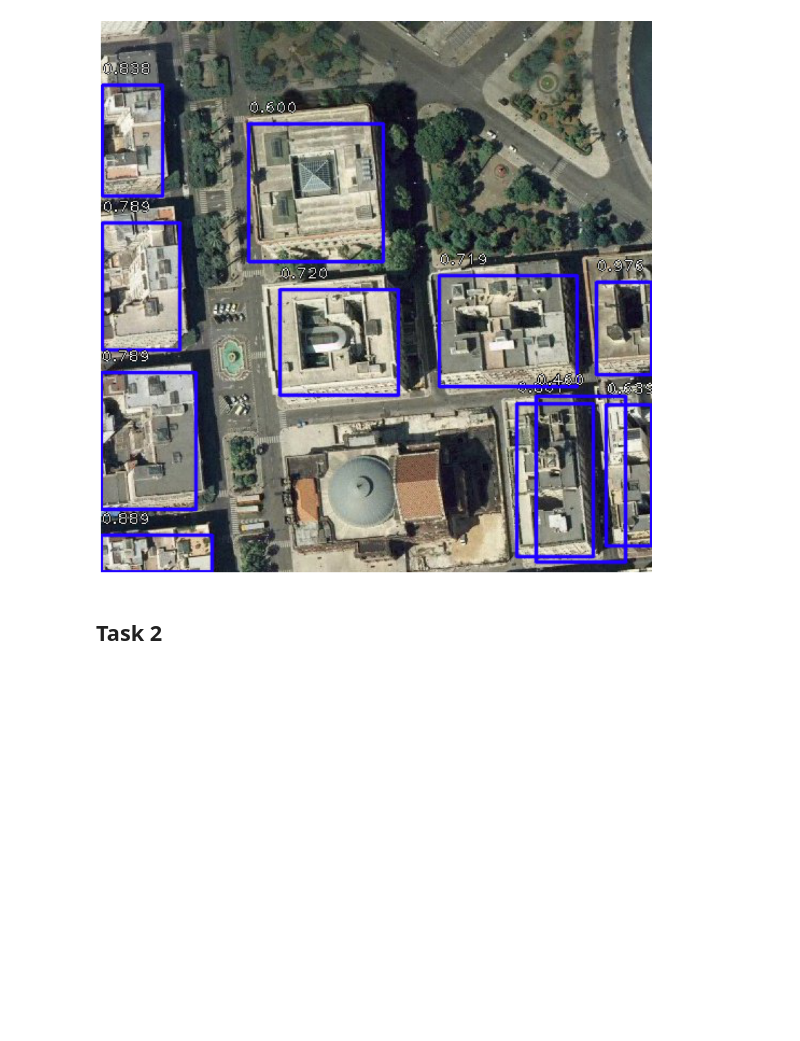
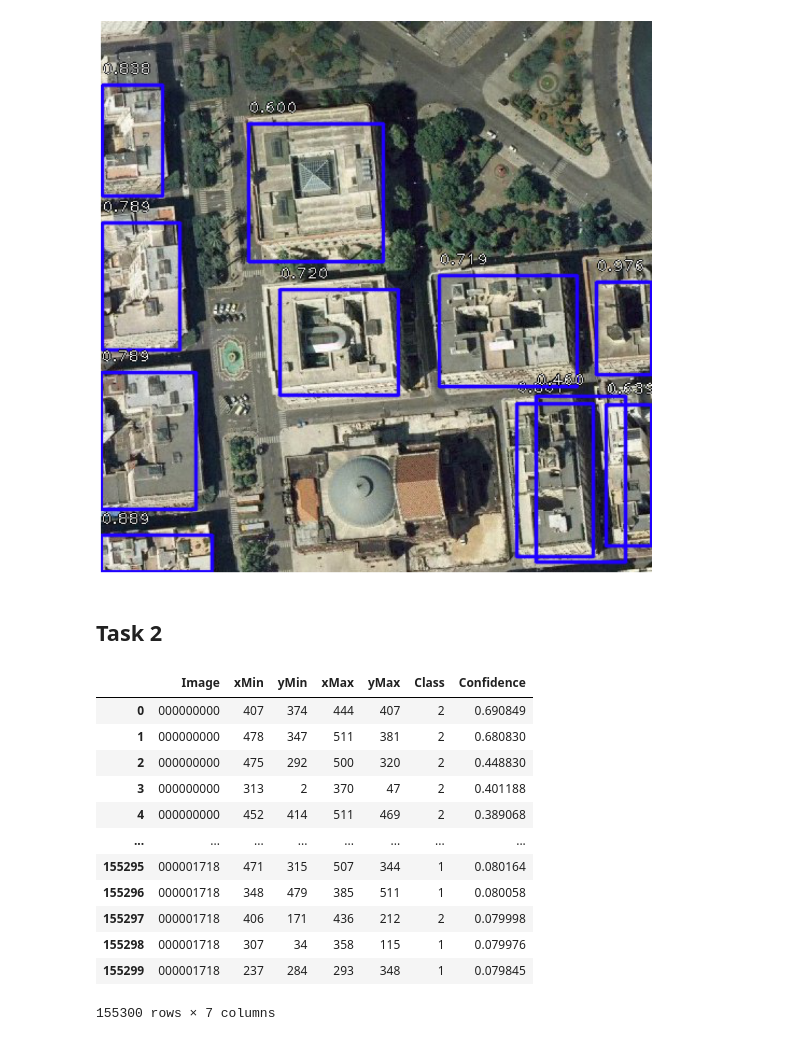
Before and after one commit to legentz/training-camp-2020, a Jupyter notebook: challenge_1/Team_6_-_Challenge_1.ipynb, the cells around one changed output. Cells and saved outputs as stored; diff of their text form; code cells hidden in the pictures; blank space fills up the shorter version.

```diff
--- a/challenge_1/Team_6_-_Challenge_1.ipynb
+++ b/challenge_1/Team_6_-_Challenge_1.ipynb
@@ -393,0 +392,20 @@ draw_image("000000592")
+# %%
+import pandas as pd
+import numpy as np
+
+Output_1 = pd.read_csv("Output_1.csv", delimiter = ";", decimal= ",", dtype= {"Image":"category"})
+Output_1
+# %% [output]
+|  | Image | xMin | yMin | xMax | yMax | Class | Confidence |
+| 0 | 000000000 | 407 | 374 | 444 | 407 | 2 | 0.690849 |
+| 1 | 000000000 | 478 | 347 | 511 | 381 | 2 | 0.680830 |
+| 2 | 000000000 | 475 | 292 | 500 | 320 | 2 | 0.448830 |
+| 3 | 000000000 | 313 | 2 | 370 | 47 | 2 | 0.401188 |
+| 4 | 000000000 | 452 | 414 | 511 | 469 | 2 | 0.389068 |
+| ... | ... | ... | ... | ... | ... | ... | ... |
+| 155295 | 000001718 | 471 | 315 | 507 | 344 | 1 | 0.080164 |
+| 155296 | 000001718 | 348 | 479 | 385 | 511 | 1 | 0.080058 |
+| 155297 | 000001718 | 406 | 171 | 436 | 212 | 2 | 0.079998 |
+| 155298 | 000001718 | 307 | 34 | 358 | 115 | 1 | 0.079976 |
+| 155299 | 000001718 | 237 | 284 | 293 | 348 | 1 | 0.079845 |
+155300 rows × 7 columns
```
Also changed, not shown: parts of 13 cells of this notebook.
